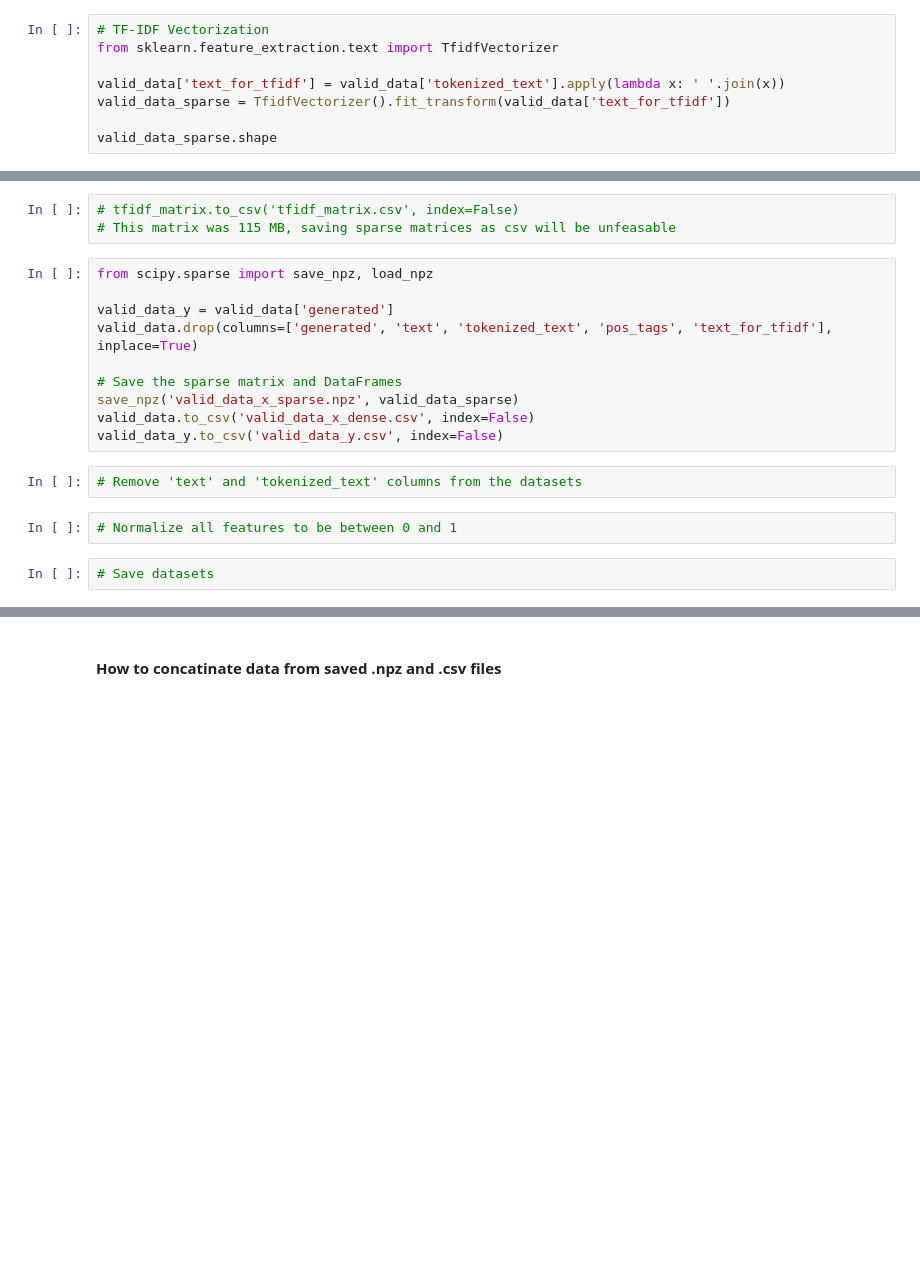
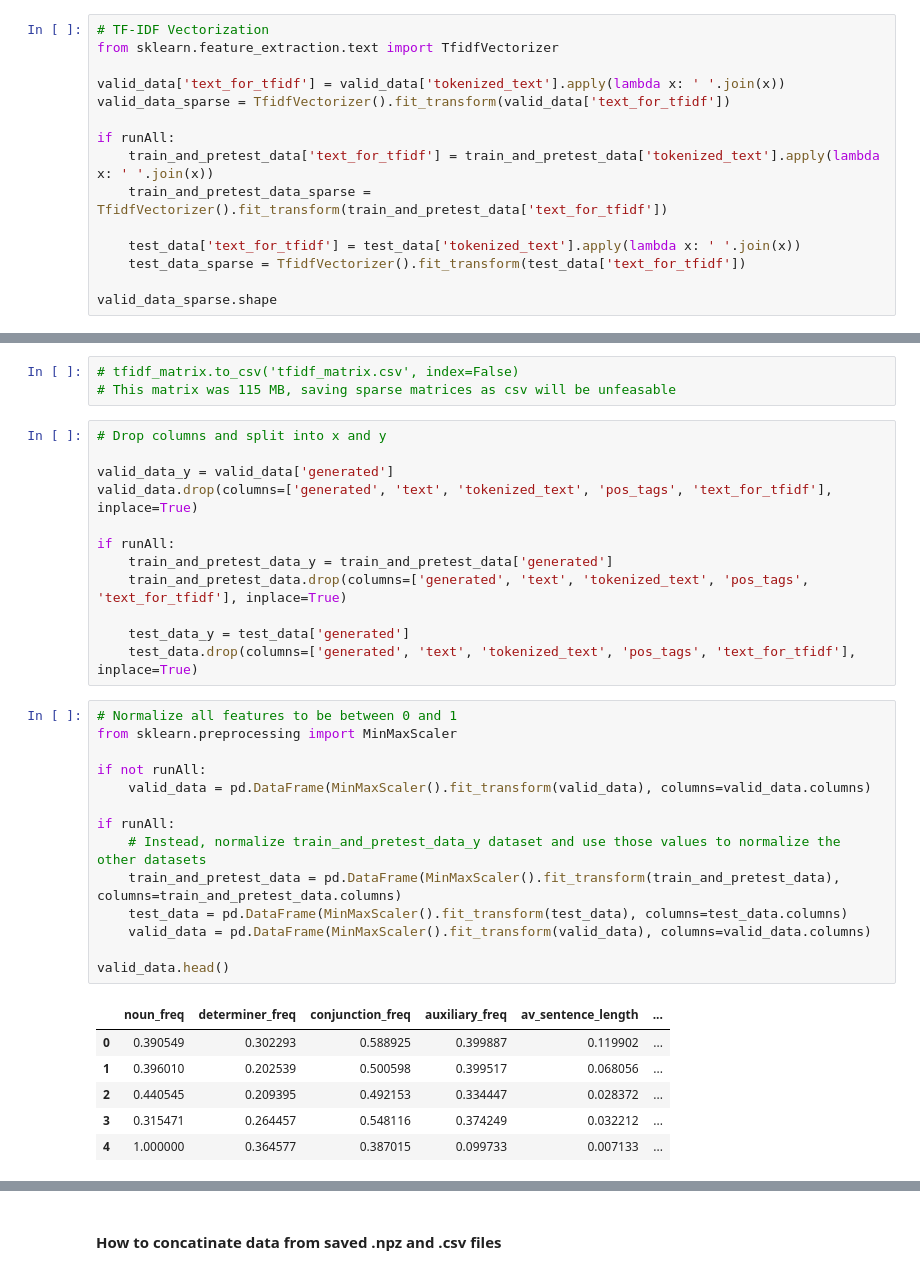
Before and after one commit to javanster/LLM-Human-Classifier, a Jupyter notebook: preprocessing.ipynb, the cells around one changed output, grey strips where cells are left out. Saved outputs shown, nothing was run; the diff lists cells and outputs as text; blank space fills up the shorter version.

```diff
--- a/preprocessing.ipynb
+++ b/preprocessing.ipynb
@@ -319,25 +324,49 @@ from sklearn.feature_extraction.text import TfidfVectorizer
 valid_data['text_for_tfidf'] = valid_data['tokenized_text'].apply(lambda x: ' '.join(x))
 valid_data_sparse = TfidfVectorizer().fit_transform(valid_data['text_for_tfidf'])
 
+if runAll:
+    train_and_pretest_data['text_for_tfidf'] = train_and_pretest_data['tokenized_text'].apply(lambda x: ' '.join(x))
+    train_and_pretest_data_sparse = TfidfVectorizer().fit_transform(train_and_pretest_data['text_for_tfidf'])
+
+    test_data['text_for_tfidf'] = test_data['tokenized_text'].apply(lambda x: ' '.join(x))
+    test_data_sparse = TfidfVectorizer().fit_transform(test_data['text_for_tfidf'])
+
 valid_data_sparse.shape
 # %% [output]
 (1679, 17460)
 # %%
 # tfidf_matrix.to_csv('tfidf_matrix.csv', index=False)
 # This matrix was 115 MB, saving sparse matrices as csv will be unfeasable
-# %%
-from scipy.sparse import save_npz, load_npz
-
-valid_data_y = valid_data['generated']
-valid_data.drop(columns=['generated', 'text', 'tokenized_text', 'pos_tags', 'text_for_tfidf'], inplace=True)
-
-# Save the sparse matrix and DataFrames
-save_npz('valid_data_x_sparse.npz', valid_data_sparse)
-valid_data.to_csv('valid_data_x_dense.csv', index=False)
-valid_data_y.to_csv('valid_data_y.csv', index=False)
-# %%
-# Remove 'text' and 'tokenized_text' columns from the datasets
-# %%
-# Normalize all features to be between 0 and 1
-# %%
-# Save datasets
+# %%
+# Drop columns and split into x and y
+
+valid_data_y = valid_data['generated']
+valid_data.drop(columns=['generated', 'text', 'tokenized_text', 'pos_tags', 'text_for_tfidf'], inplace=True)
+
+if runAll:
+    train_and_pretest_data_y = train_and_pretest_data['generated']
+    train_and_pretest_data.drop(columns=['generated', 'text', 'tokenized_text', 'pos_tags', 'text_for_tfidf'], inplace=True)
+
+    test_data_y = test_data['generated']
+    test_data.drop(columns=['generated', 'text', 'tokenized_text', 'pos_tags', 'text_for_tfidf'], inplace=True)
+# %%
+# Normalize all features to be between 0 and 1
+from sklearn.preprocessing import MinMaxScaler
+
+if not runAll:
+    valid_data = pd.DataFrame(MinMaxScaler().fit_transform(valid_data), columns=valid_data.columns)
+
+if runAll:
+    # Instead, normalize train_and_pretest_data_y dataset and use those values to normalize the other datasets
+    train_and_pretest_data = pd.DataFrame(MinMaxScaler().fit_transform(train_and_pretest_data), columns=train_and_pretest_data.columns)
+    test_data = pd.DataFrame(MinMaxScaler().fit_transform(test_data), columns=test_data.columns)
+    valid_data = pd.DataFrame(MinMaxScaler().fit_transform(valid_data), columns=valid_data.columns)
+
+valid_data.head()
+# %% [output]
+|  | noun_freq | determiner_freq | conjunction_freq | auxiliary_freq | av_sentence_length | ... |
+| 0 | 0.390549 | 0.302293 | 0.588925 | 0.399887 | 0.119902 | ... |
+| 1 | 0.396010 | 0.202539 | 0.500598 | 0.399517 | 0.068056 | ... |
+| 2 | 0.440545 | 0.209395 | 0.492153 | 0.334447 | 0.028372 | ... |
+| 3 | 0.315471 | 0.264457 | 0.548116 | 0.374249 | 0.032212 | ... |
+| 4 | 1.000000 | 0.364577 | 0.387015 | 0.099733 | 0.007133 | ... |
```
Also changed, not shown: parts of 7 cells of this notebook, 1 other file.
